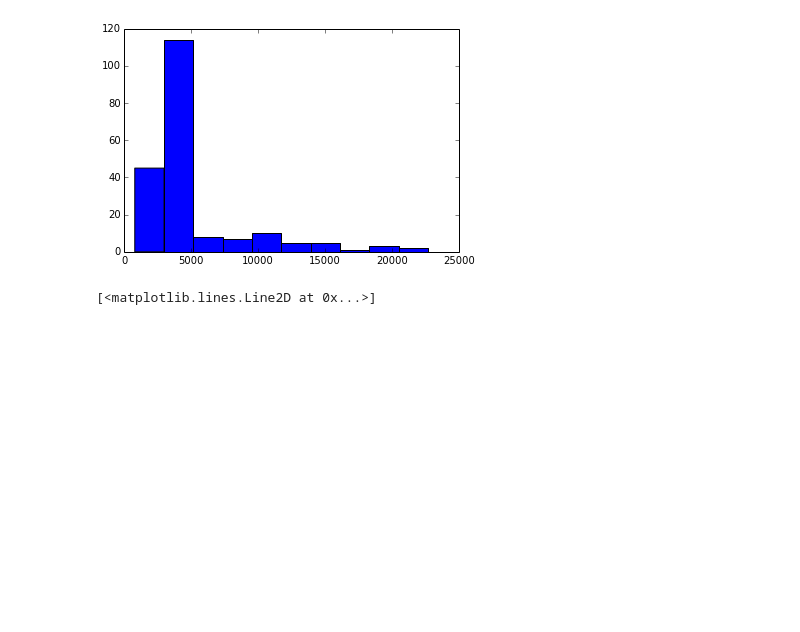
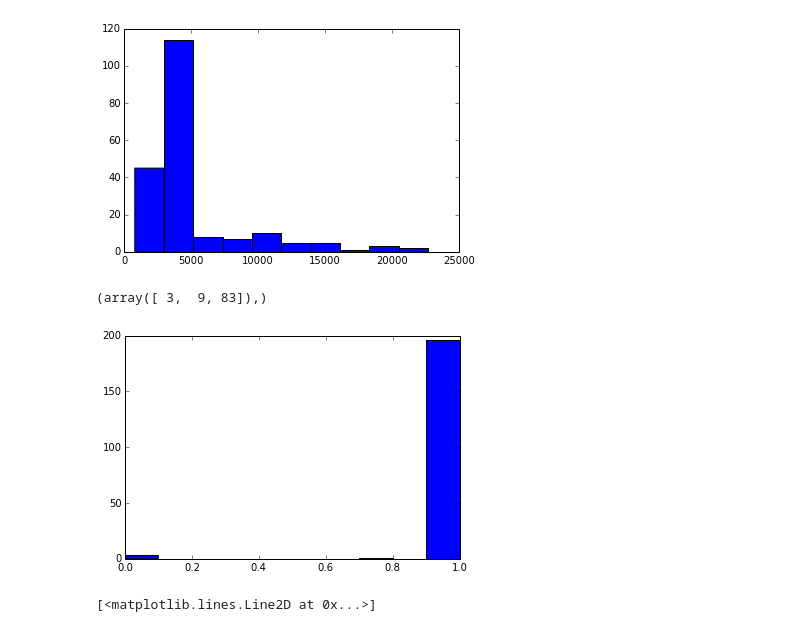
Before and after one commit to smoussa/seahorse-ml, a Jupyter notebook: notebooks/Drivers1.ipynb, the cells around one changed output. Cells and saved outputs as stored; diff of their text form; code cells hidden in the pictures; blank space fills up the shorter version.

```diff
--- a/notebooks/Drivers1.ipynb
+++ b/notebooks/Drivers1.ipynb
@@ -163,6 +164,17 @@ plt.hist(euclid_dists_speeds_n3)
         18279.64458358,  20468.14793505,  22656.65128652]),
  <a list of 10 Patch objects>)
 [figure]
+# %%
+C_inv = np.linalg.inv(C)
+arr = thetas_dt_fft_n3
+chi2_thetas_dt = [((np.matrix(t) - mean_thetas_dt_fft_n3) * C_inv * (np.matrix(t) - mean_thetas_dt_fft_n3).T).item() for t in arr]
+pvals = 1 - chi2.cdf(chi2_thetas_dt, df=len(chi2_thetas_dt))
+print(np.where(pvals < 0.05))
+plt.hist(pvals)
+plt.show()
+# %% [output]
+(array([ 3,  9, 83]),)
+[figure, added]
 # %%
 from pykalman import KalmanFilter
 # %%
```
Also changed, not shown: parts of 15 cells of this notebook.
